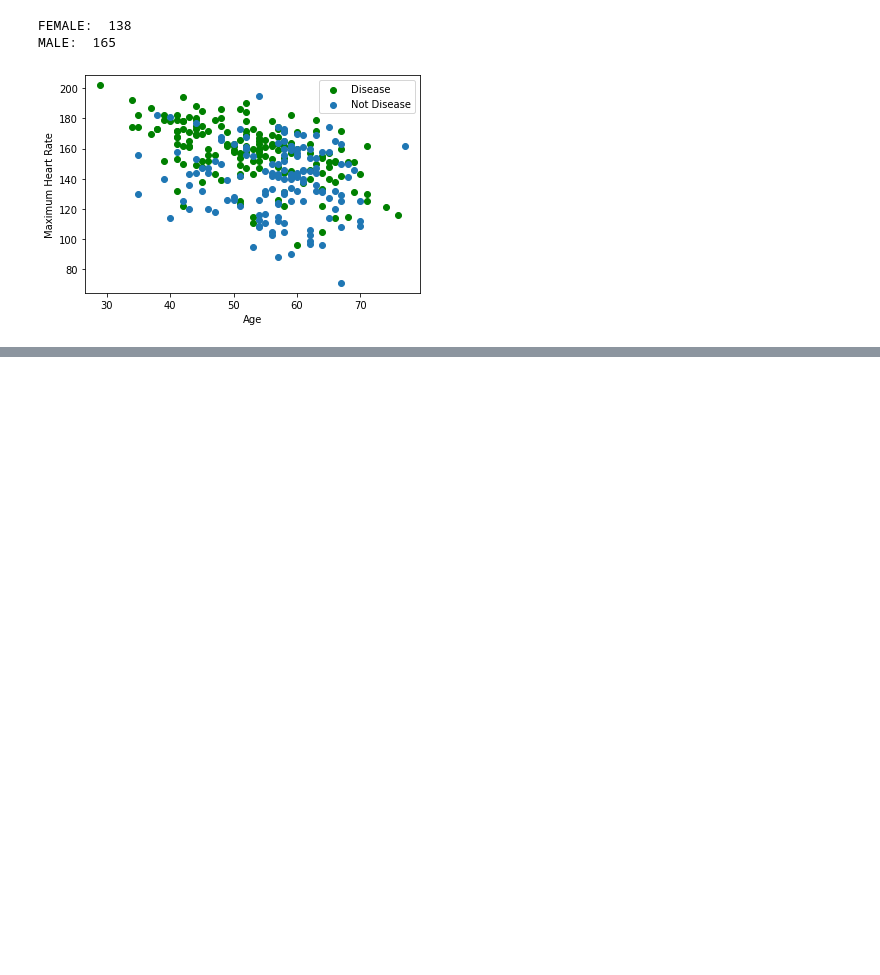
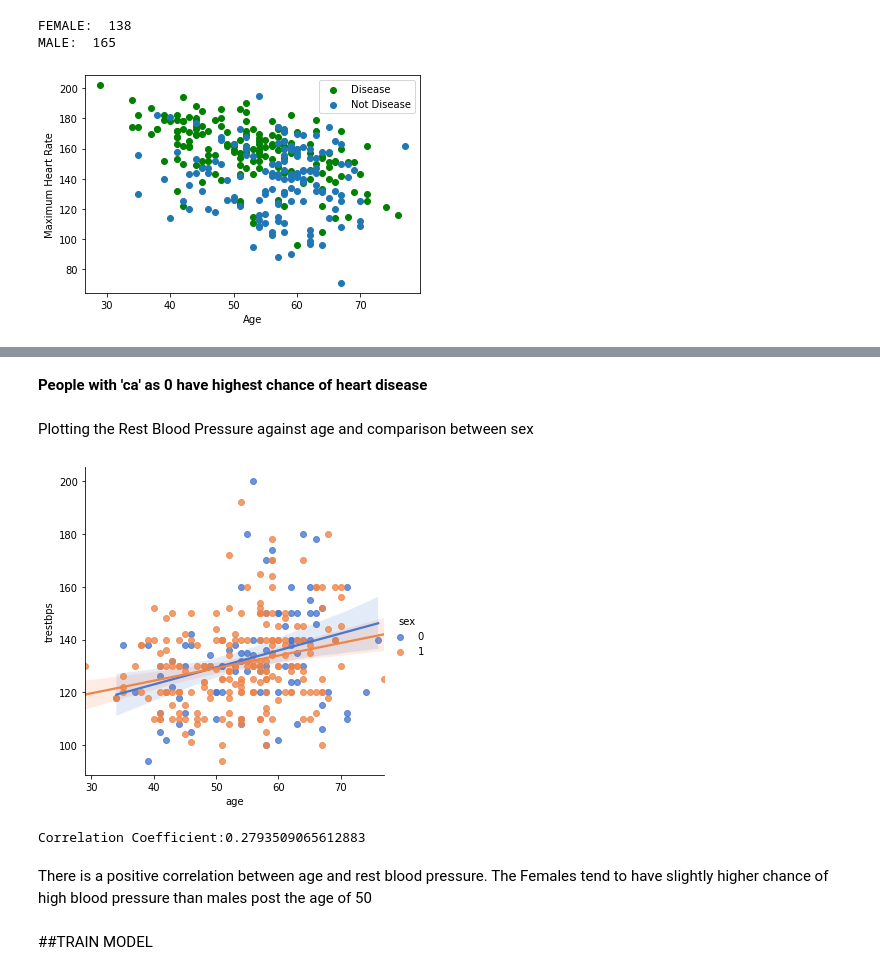
Before and after one commit to kesarsatyam/Machine-Learning-Project, a Jupyter notebook: Machine_Learning_Project.ipynb, the cells around one changed output, grey strips where cells are left out. Saved outputs shown, nothing was run; the diff lists cells and outputs as text; code cells hidden in the pictures; blank space fills up the shorter version.

```diff
--- a/Machine_Learning_Project.ipynb
+++ b/Machine_Learning_Project.ipynb
@@ -148,0 +177,15 @@ MALE:  165
+# %% [markdown]
+**People with 'ca' as 0 have highest chance of heart disease**
+# %% [markdown]
+ Plotting the Rest Blood Pressure against age and comparison between sex
+# %%
+sns.lmplot(x='age', y='trestbps', data=df, hue='sex', palette='muted')
+plt.show()
+print('Correlation Coefficient:{}'.format(np.corrcoef(df.age, df.trestbps)[0,1]))
+# %% [output]
+[figure, added]
+Correlation Coefficient:0.2793509065612883
+# %% [markdown]
+There is a positive correlation between age and rest blood pressure. The Females tend to have slightly higher chance of high blood pressure than males post the age of 50
+# %% [markdown]
+##TRAIN MODEL
```
Also changed, not shown: parts of 43 cells of this notebook.
